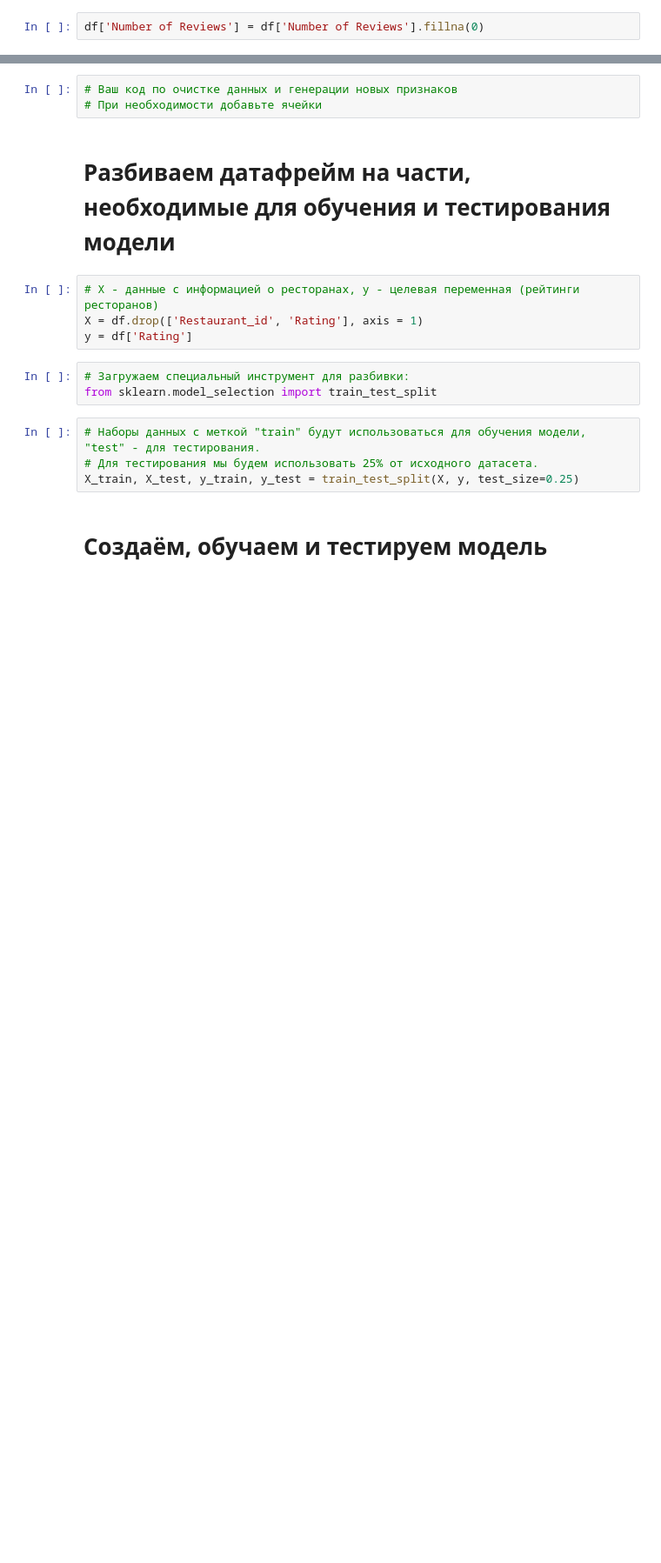
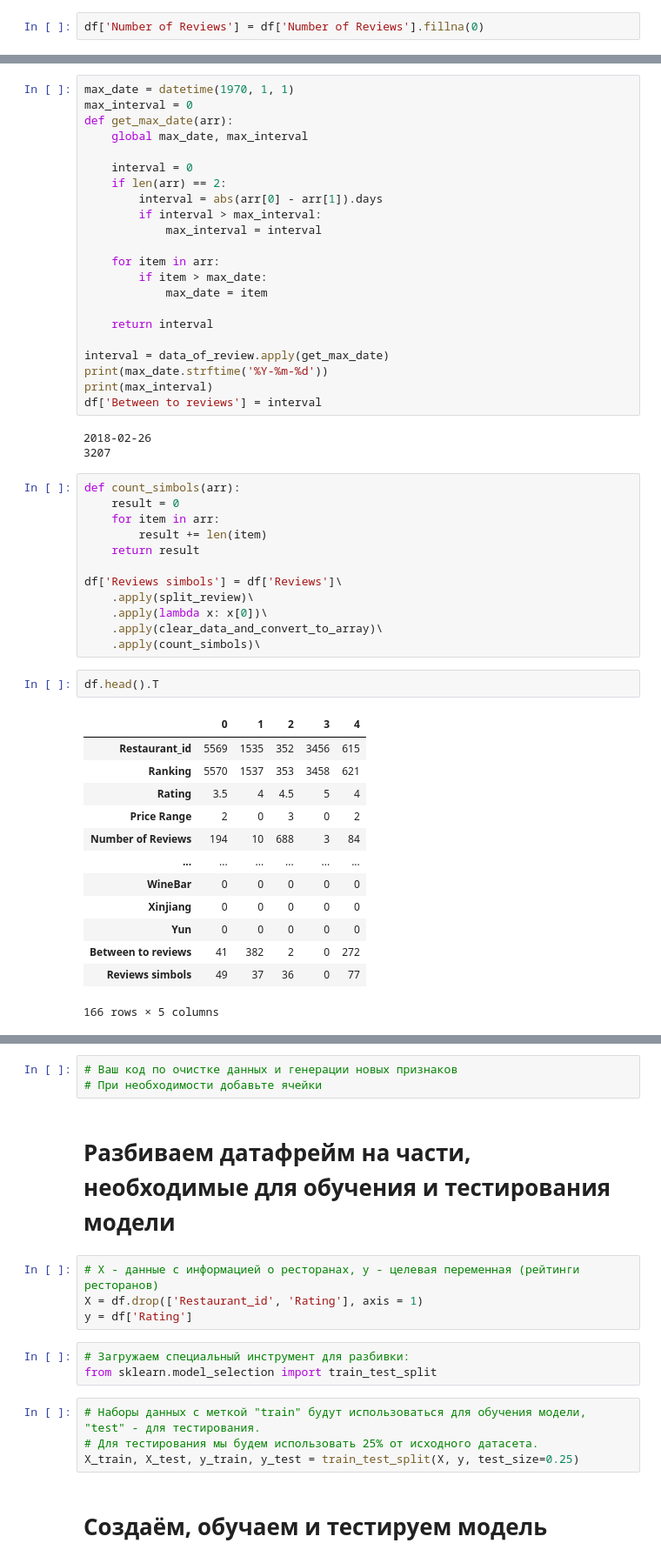
Before and after one commit to minikh/data-science-course, a Jupyter notebook: skillfactory_rds/module_3/your_first_model.ipynb, the cells around one changed output, grey strips where cells are left out. Shown: that part at 87% size. Drawn from its saved outputs; the diff is of its cells as text; blank space fills up the shorter version.

```diff
--- a/skillfactory_rds/module_3/your_first_model.ipynb
+++ b/skillfactory_rds/module_3/your_first_model.ipynb
@@ -312,3 +359,56 @@ array(["[['Good food at your doorstep', 'A good hotel restaurant'], ['12/31/2017
+# %%
+max_date = datetime(1970, 1, 1)
+max_interval = 0
+def get_max_date(arr):
+    global max_date, max_interval
+
+    interval = 0
+    if len(arr) == 2:
+        interval = abs(arr[0] - arr[1]).days
+        if interval > max_interval:
+            max_interval = interval
+
+    for item in arr:
+        if item > max_date:
+            max_date = item
+
+    return interval
+
+interval = data_of_review.apply(get_max_date)
+print(max_date.strftime('%Y-%m-%d'))
+print(max_interval)
+df['Between to reviews'] = interval
+# %% [output]
+2018-02-26
+3207
+# %%
+def count_simbols(arr):
+    result = 0
+    for item in arr:
+        result += len(item)
+    return result
+
+df['Reviews simbols'] = df['Reviews']\
+    .apply(split_review)\
+    .apply(lambda x: x[0])\
+    .apply(clear_data_and_convert_to_array)\
+    .apply(count_simbols)\
+# %%
+df.head().T
+# %% [output]
+|  | 0 | 1 | 2 | 3 | 4 |
+| Restaurant_id | 5569 | 1535 | 352 | 3456 | 615 |
+| Ranking | 5570 | 1537 | 353 | 3458 | 621 |
+| Rating | 3.5 | 4 | 4.5 | 5 | 4 |
+| Price Range | 2 | 0 | 3 | 0 | 2 |
+| Number of Reviews | 194 | 10 | 688 | 3 | 84 |
+| ... | ... | ... | ... | ... | ... |
+| WineBar | 0 | 0 | 0 | 0 | 0 |
+| Xinjiang | 0 | 0 | 0 | 0 | 0 |
+| Yun | 0 | 0 | 0 | 0 | 0 |
+| Between to reviews | 41 | 382 | 2 | 0 | 272 |
+| Reviews simbols | 49 | 37 | 36 | 0 | 77 |
+166 rows × 5 columns
 # %%
 df.info()
 # %% [output]
```
Also changed, not shown: parts of 8 cells of this notebook.
